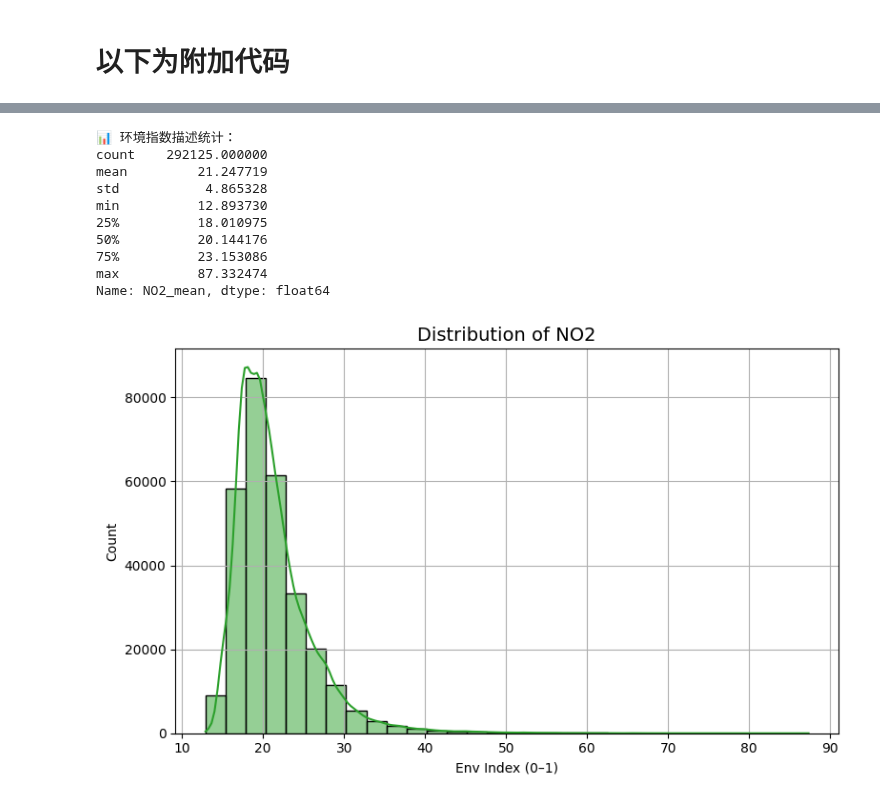
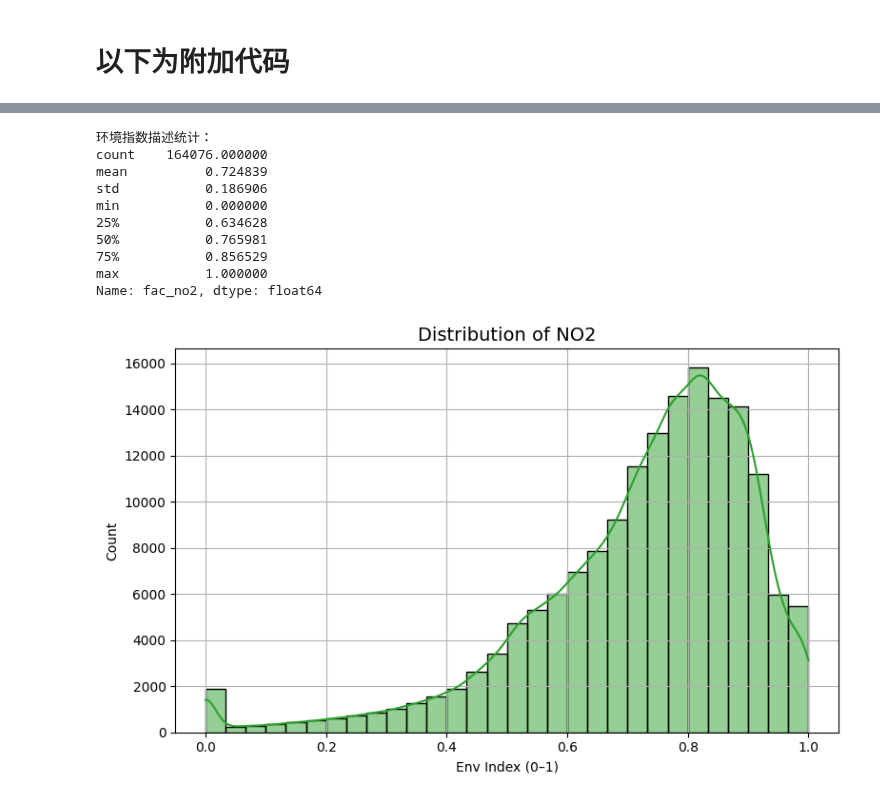
Before and after one commit to Van-Wu1/CECI, a Jupyter notebook: scr/py/s2_env_index.ipynb, the cells around one changed output, grey strips where cells are left out. Drawn from its saved outputs; the diff is of its cells as text; code cells hidden in the pictures.

Commit message:
s2 index结束！！！！至此以成大业即刻登基！！！！！

```diff
--- a/scr/py/s2_env_index.ipynb
+++ b/scr/py/s2_env_index.ipynb
@@ -44,0 +52,7 @@ env_gdf['env_group'] = pd.cut(env_gdf['env_index'], bins=env_bins, labels=env_la
+# %%
+# ===== 参数 =====
+P_LOW, P_HIGH = 1, 99          # 稳健裁剪分位
+W_GVI, W_NO2, W_NAT = 0.5, 0.3, 0.2   # 环境维度权重
+IN_PATH = None
+OUT_PATH = "/content/drive/MyDrive/CASA0004_Cycling/data/s2_Env/Export/index_s2.gpkg"
+LAYER_OUT = "index_s2"
@@ -44,0 +81,3 @@ env_gdf['env_group'] = pd.cut(env_gdf['env_index'], bins=env_bins, labels=env_la
+# %%
+if IN_PATH:
+    env_gdf = gpd.read_file(IN_PATH)
@@ -51,28 +112 @@ Index(['id', 'name', 'way_type', 'gvi_final', 'gvi_flag', 'gvi_final_norm',
       dtype='object')
-# %%
-# 设置颜色对应每个等级（绿色 → 红色）
-env_colors = {
-    '0–0.2': '#d62728',   # 红
-    '0.2–0.4': '#ff7f0e', # 橙
-    '0.4–0.6': '#ffdf00', # 黄
-    '0.6–0.8': '#2ca02c', # 绿
-    '0.8–1.0': '#006400'  # 深绿
-}
-
-# 赋颜色列
-env_gdf['color'] = env_gdf['env_group'].map(env_colors)
-
-# 开始绘图
-fig, ax = plt.subplots(1, 1, figsize=(10, 12))
-for label, color in env_colors.items():
-    env_gdf[env_gdf['env_group'] == label].plot(
-        ax=ax,
-        color=color,
-        linewidth=0.7,
-        label=label
-    )
-
-# 添加图例和标题
-ax.legend(title="Env. Comfort Level", loc='lower left')
-ax.set_title("Cycling Environment Classification (EPSG:27700)", fontsize=14)
-ax.axis("off")
@@ -155,28 +184,28 @@ Name: gvi_final, dtype: float64
 # %%
 # === 1. 描述性统计 ===
-print("📊 环境指数描述统计：")
-print(env_gdf['NO2_mean'].describe())
+print("环境指数描述统计：")
+print(env_gdf['fac_no2'].describe())
 
 # === 2. 分布直方图 ===
 plt.figure(figsize=(8, 5))
-sns.histplot(env_gdf['NO2_mean'], bins=30, kde=True, color="#2ca02c")
+sns.histplot(env_gdf['fac_no2'], bins=30, kde=True, color="#2ca02c")
 plt.title("Distribution of NO2", fontsize=14)
 plt.xlabel("Env Index (0–1)")
 plt.ylabel("Count")
 plt.grid(True)
 plt.tight_layout()
 plt.show()
 # %% [output]
-📊 环境指数描述统计：
-count    292125.000000
-mean         21.247719
-std           4.865328
-min          12.893730
-25%          18.010975
-50%          20.144176
-75%          23.153086
-max          87.332474
-Name: NO2_mean, dtype: float64
+环境指数描述统计：
+count    164076.000000
+mean          0.724839
+std           0.186906
+min           0.000000
+25%           0.634628
+50%           0.765981
+75%           0.856529
+max           1.000000
+Name: fac_no2, dtype: float64
-[figure, old version]
+[figure, new version]
 # %%
 # === 1. 描述性统计 ===
```
Also changed, not shown: parts of 15 cells of this notebook.
